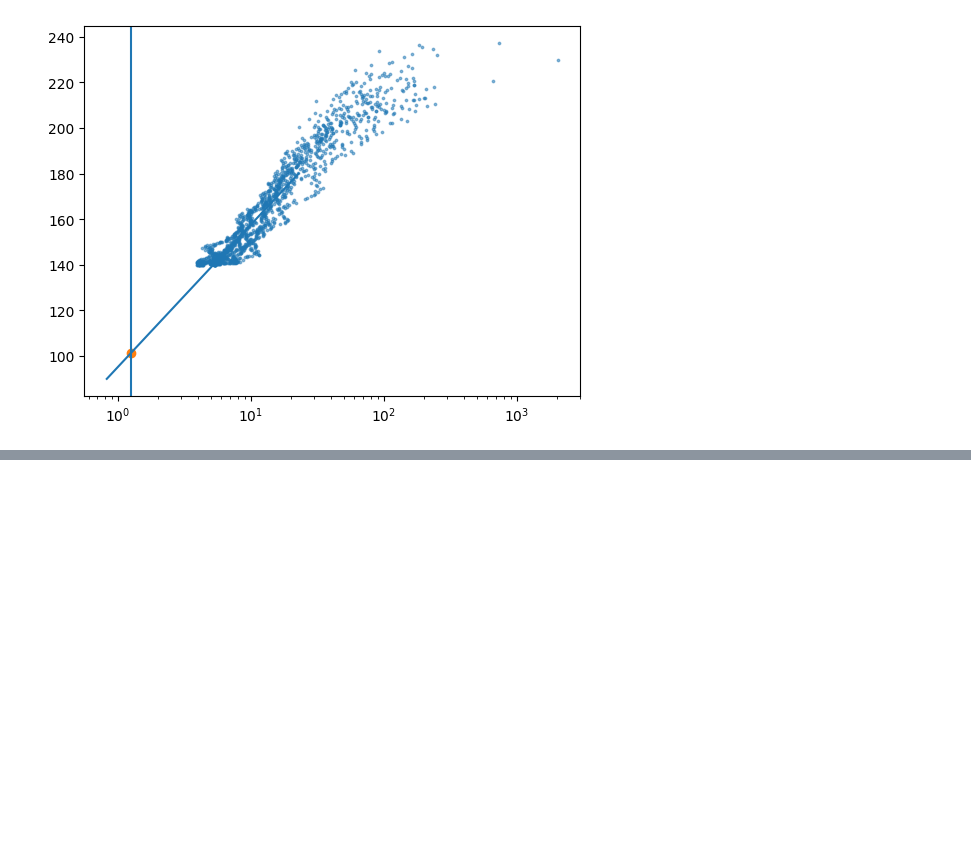
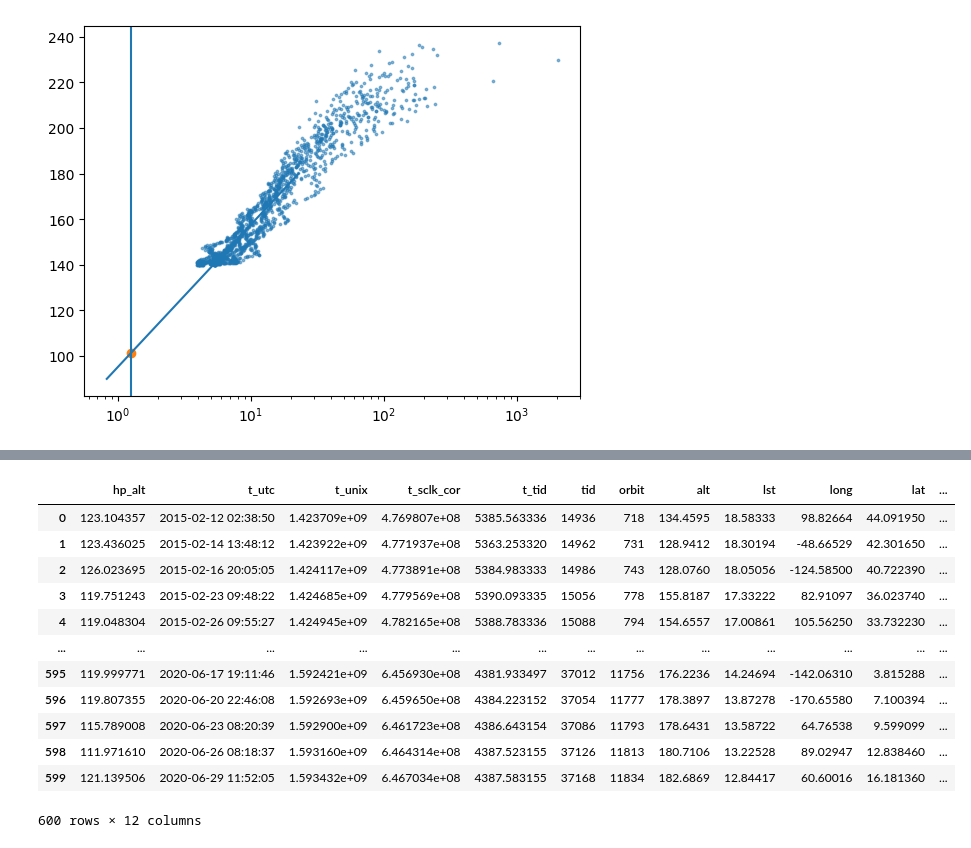
Before and after one commit to marek-slipski/NGIMS-hp, a Jupyter notebook: src/dev_reader.ipynb, the cells around one changed output, grey strips where cells are left out. Saved outputs shown, nothing was run; the diff lists cells and outputs as text; code cells hidden in the pictures; blank space fills up the shorter version.

```diff
--- a/src/dev_reader.ipynb
+++ b/src/dev_reader.ipynb
@@ -131,0 +157,16 @@ plt.xscale("log")
+# %%
+hpdf
+# %% [output]
+|  | hp_alt | t_utc | t_unix | t_sclk_cor | t_tid | tid | orbit | alt | lst | long | lat | ... |
+| 0 | 123.104357 | 2015-02-12 02:38:50 | 1.423709e+09 | 4.769807e+08 | 5385.563336 | 14936 | 718 | 134.4595 | 18.58333 | 98.82664 | 44.091950 | ... |
+| 1 | 123.436025 | 2015-02-14 13:48:12 | 1.423922e+09 | 4.771937e+08 | 5363.253320 | 14962 | 731 | 128.9412 | 18.30194 | -48.66529 | 42.301650 | ... |
+| 2 | 126.023695 | 2015-02-16 20:05:05 | 1.424117e+09 | 4.773891e+08 | 5384.983333 | 14986 | 743 | 128.0760 | 18.05056 | -124.58500 | 40.722390 | ... |
+| 3 | 119.751243 | 2015-02-23 09:48:22 | 1.424685e+09 | 4.779569e+08 | 5390.093335 | 15056 | 778 | 155.8187 | 17.33222 | 82.91097 | 36.023740 | ... |
+| 4 | 119.048304 | 2015-02-26 09:55:27 | 1.424945e+09 | 4.782165e+08 | 5388.783336 | 15088 | 794 | 154.6557 | 17.00861 | 105.56250 | 33.732230 | ... |
+| ... | ... | ... | ... | ... | ... | ... | ... | ... | ... | ... | ... | ... |
+| 595 | 119.999771 | 2020-06-17 19:11:46 | 1.592421e+09 | 6.456930e+08 | 4381.933497 | 37012 | 11756 | 176.2236 | 14.24694 | -142.06310 | 3.815288 | ... |
+| 596 | 119.807355 | 2020-06-20 22:46:08 | 1.592693e+09 | 6.459650e+08 | 4384.223152 | 37054 | 11777 | 178.3897 | 13.87278 | -170.65580 | 7.100394 | ... |
+| 597 | 115.789008 | 2020-06-23 08:20:39 | 1.592900e+09 | 6.461723e+08 | 4386.643154 | 37086 | 11793 | 178.6431 | 13.58722 | 64.76538 | 9.599099 | ... |
+| 598 | 111.971610 | 2020-06-26 08:18:37 | 1.593160e+09 | 6.464314e+08 | 4387.523155 | 37126 | 11813 | 180.7106 | 13.22528 | 89.02947 | 12.838460 | ... |
+| 599 | 121.139506 | 2020-06-29 11:52:05 | 1.593432e+09 | 6.467034e+08 | 4387.583155 | 37168 | 11834 | 182.6869 | 12.84417 | 60.60016 | 16.181360 | ... |
+600 rows × 12 columns
```
Also changed, not shown: parts of 2 cells of this notebook, 4 other files.
